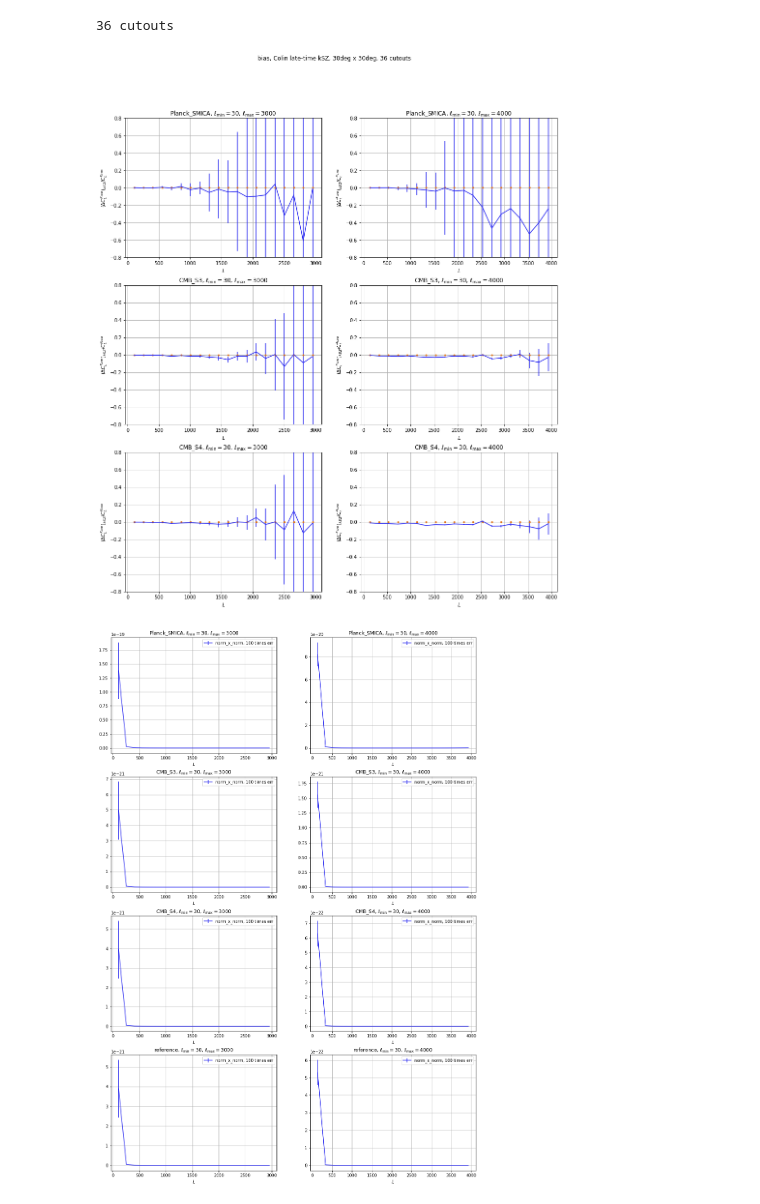
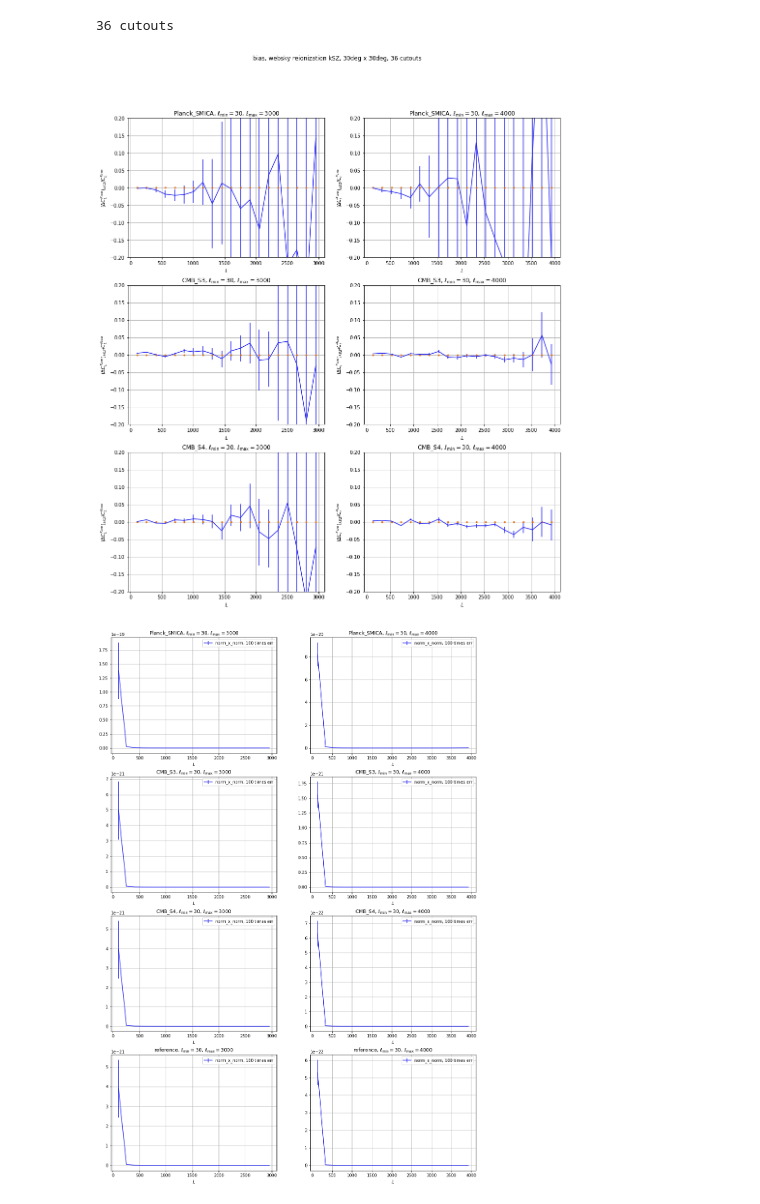
Before and after one commit to catketchup/new_reion-lens, a Jupyter notebook: plot.ipynb, the cells around one changed output. Cells and saved outputs as stored; diff of their text form; code cells hidden in the pictures.

```diff
--- a/plot.ipynb
+++ b/plot.ipynb
@@ -15,9 +15,9 @@ print('%s cutouts' %(cutouts))
 36 cutouts
 # %%
 # map source, 'Colin' or 'websky'
-map_source = 'Colin'
+map_source = 'websky'
 # ksz type, 'lt' or 'ri'
-ksz_type = 'lt'
+ksz_type = 'ri'
 if ksz_type == 'lt':
     ksz_name = 'late-time'
 else:
@@ -44,22 +44,22 @@ row, column = np.size(experiments), np.size(lmaxs)
 # %%
 fig, ax = plt.subplots(row, column,figsize=(8*column,6*row))
 fig.suptitle('bias, %s %s kSZ, %sdeg x %sdeg, %s cutouts' %(map_source, ksz_name, width_deg, width_deg, str(cutouts)))
 for i in range(row):
     for j in range(column):
         Data = pd.read_csv(data_path + '%s_%s_%s_%s_%s.csv' %(map_source, ksz_type, experiments[i], lmin, lmaxs[j]))
         #ax[i,j].plot(Data['Ls'], Data['bias'])
         ax[i,j].errorbar(Data['Ls'], Data['bias'], yerr=Data['bias_err'])
         ax[i,j].plot(Data['Ls'], np.zeros(np.shape(Data['Ls'])), '.')
         #ax[i,j].plot(Data['Ls'], np.zeros(np.shape(Data['Ls'])))
         ax[i,j].set_title(r'%s, ${\ell}_{\mathrm{min}}=%s$, ${\ell}_{\mathrm{max}}=%s$' %(experiments[i], lmin, lmaxs[j]))
         ax[i,j].set_xlabel('$L$')
         ax[i,j].set_ylabel('$({\Delta}C_L^{K_{CMB}})_{kSZ}/C_L^{K_{CMB}}$')
         #ax[i,j].set_xlim([0,3000])
-        ax[i,j].set_ylim([-0.8,  0.8])
+        ax[i,j].set_ylim([-0.2,  0.2])
         ax[i,j].grid()
 plt.savefig(plot_path + map_source + '_'+ksz_type+'_bias.png')
 # %% [output]
-[figure, old version]
+[figure, new version]
 # %%
 fig, ax = plt.subplots(row, column,figsize=(8*column,6*row))
 err_amplify = 100
```
Also changed, not shown: 16 other files.
